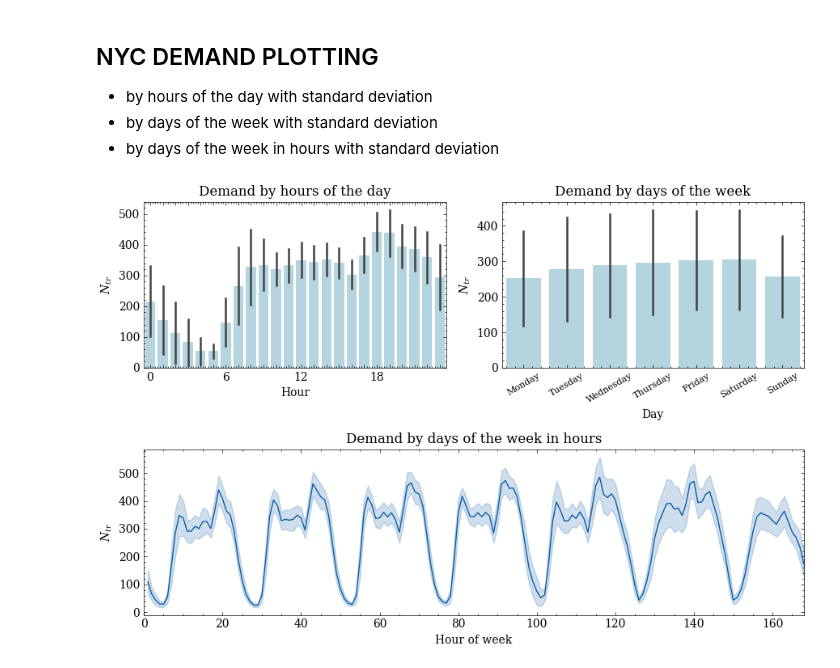
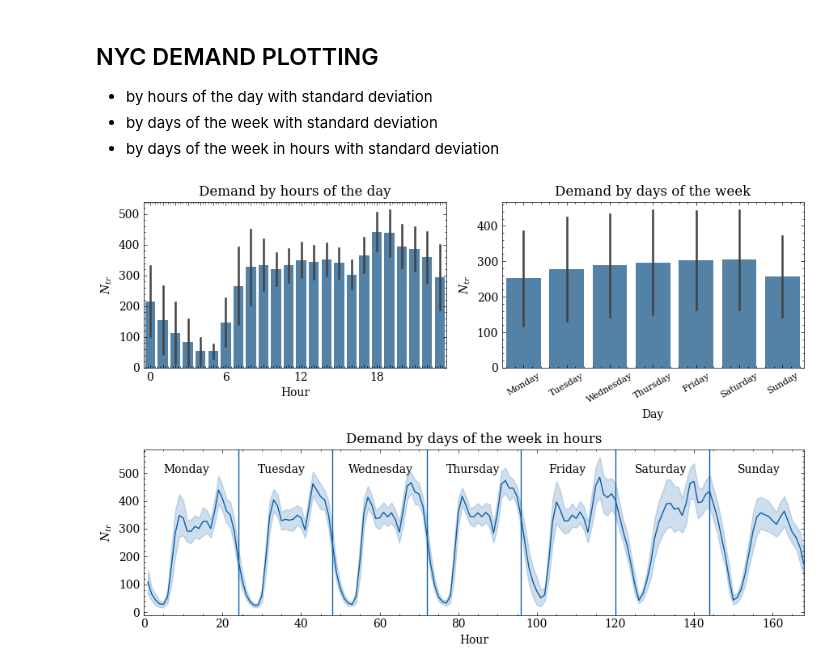
Before and after one commit to OlhaShulikaUJ/ExMAS-plotting, a Jupyter notebook: NYC DEMAND.ipynb, the cells around one changed output. Saved outputs shown, nothing was run; the diff lists cells and outputs as text; code cells hidden in the pictures.

```diff
--- a/NYC DEMAND.ipynb
+++ b/NYC DEMAND.ipynb
@@ -25,35 +25,51 @@ ax3 = plt.subplot2grid((2,2), (1,0), colspan=2) # demand by days of the week in
 ax=ax1
 to_plot = df
 df['Trips']=df['Demand_size']*2 #the number of trips equals the demand for half an hour multiplied by 2
-sns.barplot(data = to_plot, x = df.Start_time.dt.hour, y="Trips", errorbar="sd", ax = ax, color='lightblue')
+sns.barplot(data = to_plot, x = df.Start_time.dt.hour, y="Trips", errorbar="sd", ax = ax, color='steelblue')
 to_plot.Start_time.dt.dayofweek.unique()
 ax1.set_xlabel('Hour') #the hour of the day
 ax1.set_ylabel('$N_{tr}$') #the number of trips/hour
 ax1.set_title("Demand by hours of the day")
 ax1.set_xticklabels( (0,'','','','','',6,'','','','','',12,'','','','','',18,'','','','',''))
 
 ax=ax2
 to_plot = df
 df['Trips']=df['Demand_size']*2 #the number of trips equals the demand for half an hour multiplied by 2
-sns.barplot(data = to_plot, x = df.Start_time.dt.dayofweek, y="Trips", errorbar="sd", ax = ax, color='lightblue')
+sns.barplot(data = to_plot, x = df.Start_time.dt.dayofweek, y="Trips", errorbar="sd", ax = ax, color='steelblue')
 to_plot.Start_time.dt.dayofweek.unique()
 ax2.set_xlabel('Day') #the day of the week
 ax2.set_ylabel('$N_{tr}$') #the number of trips/hour
 ax2.set_title("Demand by days of the week")
 ax2.set_xticklabels( ('Monday', 'Tuesday','Wednesday','Thursday', 'Friday','Saturday', 'Sunday'), rotation=30, fontsize=8)
 
 ax=ax3
 df['Trips']=df['Demand_size']*2 #the number of trips equals the demand for half an hour multiplied by 2
 df['hour_of_week'] = df.Start_time.dt.dayofweek * 24 + (df.Start_time.dt.hour + 1)
 for d in df.shared_discount.unique():
     to_plot = df
     sns.lineplot(data = to_plot, x = 'hour_of_week', y = 'Trips', ax = ax, label = d, legend=False, errorbar ='sd')
 ax3.set_xlim(0,168)
-ax3.set_xlabel('Hour of week')
+ax3.set_xlabel('Hour')
 ax3.set_ylabel('$N_{tr}$')
 ax3.set_title("Demand by days of the week in hours")
+ax3.axvline(x = 24)    # Line on x = 2
+ax3.axvline(x = 48)
+ax3.axvline(x = 72)
+ax3.axvline(x = 96)
+ax3.axvline(x = 120)
+ax3.axvline(x = 144)
+ax3.axvline(x = 168)
+# Text annotation at x = 2, y = 1.75
+ax3.text(5,500, "Monday")
+ax3.text(29,500, "Tuesday")
+ax3.text(52,500, "Wednesday")
+ax3.text(77,500, "Thursday")
+ax3.text(103,500, "Friday")
+ax3.text(125,500, "Saturday")
+ax3.text(151,500, "Sunday")
+# ax3[i].text(0.02, 0.95, "({})"), fontsize=11, fontweight='bold', va='top')
 
 fig.tight_layout()
-plt.savefig('F1.jpg', dpi=300)
+plt.savefig('F1.jpg', dpi=600)
 # %% [output]
-[figure, old version]
+[figure, new version]
```
Also changed, not shown: 1 other file.
